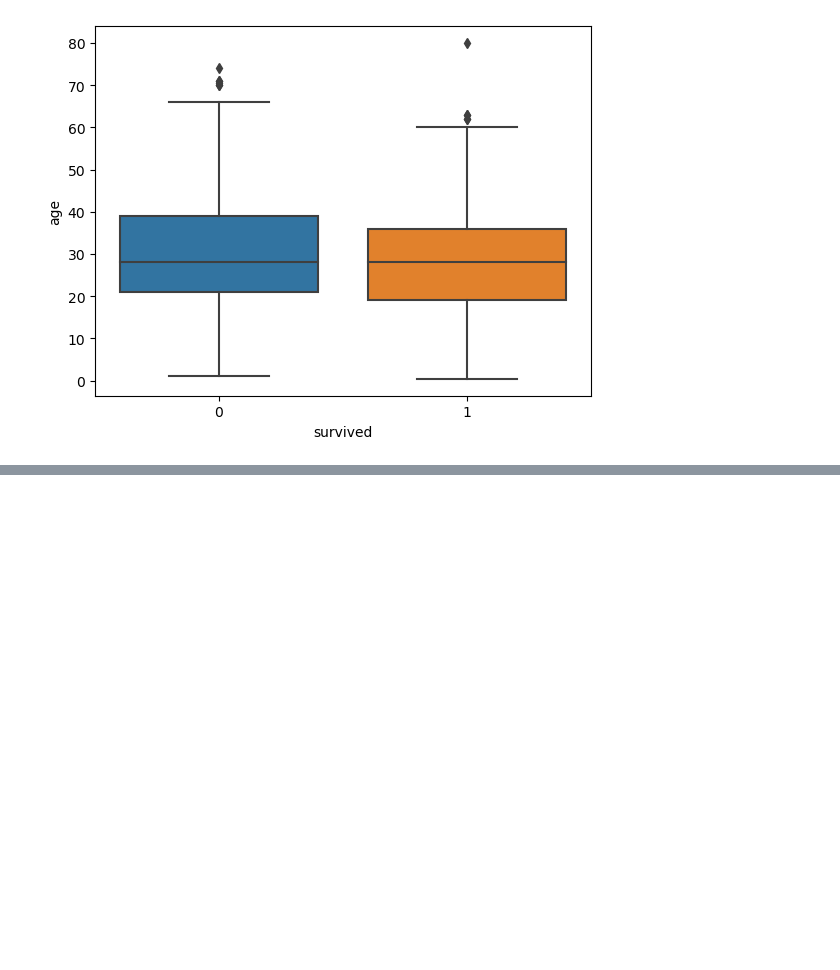
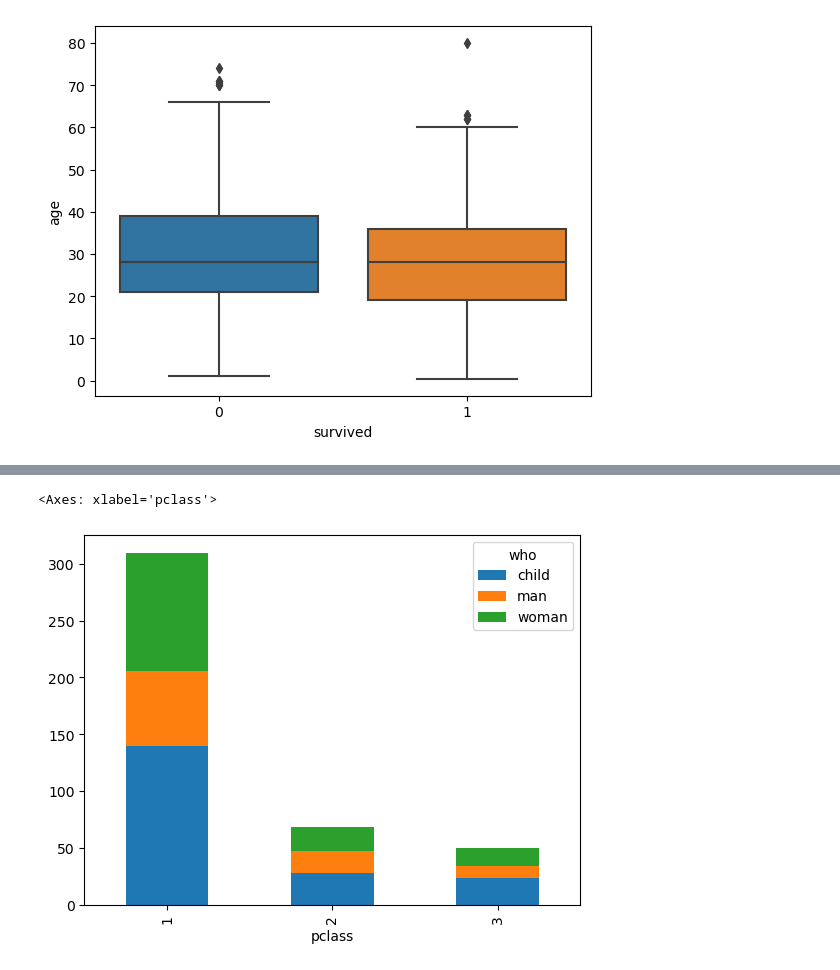
Before and after one commit to Afzalfaizi/python-ka-chilla, a Jupyter notebook: eda_part2.ipynb, the cells around one changed output, grey strips where cells are left out. Saved outputs shown, nothing was run; the diff lists cells and outputs as text; code cells hidden in the pictures; blank space fills up the shorter version.

```diff
--- a/eda_part2.ipynb
+++ b/eda_part2.ipynb
@@ -186,0 +192,6 @@ sns.boxplot(data=df, y='age', x='survived')
+# %%
+# stacked barchat/plot
+df.groupby(['pclass', 'who'])['fare'].mean().unstack().plot(kind='bar', stacked=True)
+# %% [output]
+<Axes: xlabel='pclass'>
+[figure, added]
```
Also changed, not shown: parts of 2 cells of this notebook.
